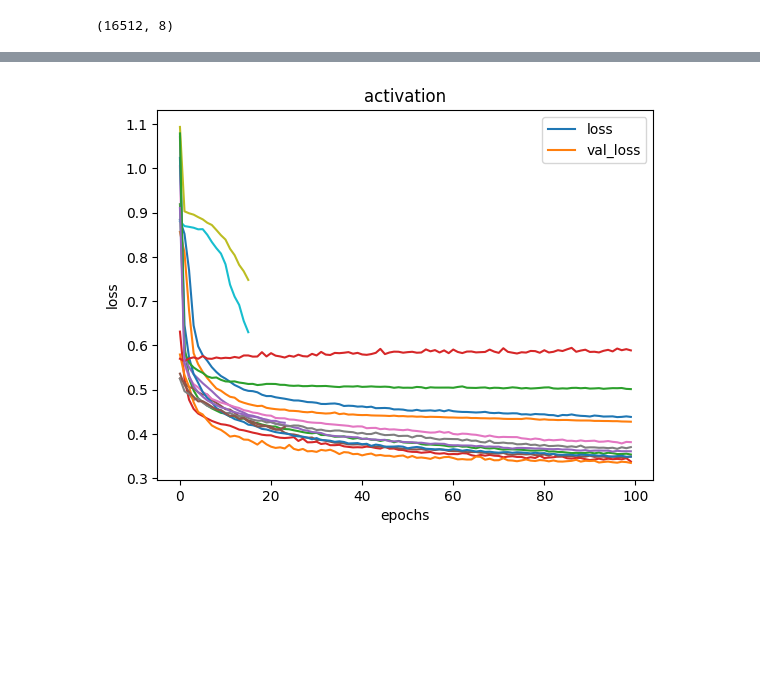
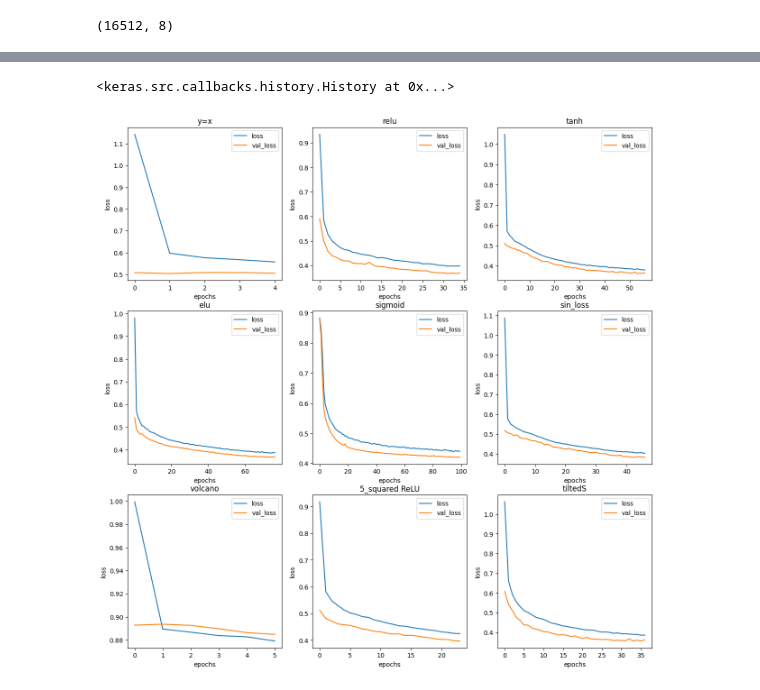
Before and after one commit to ak45aaa/Inje_HighSchool_academic_festival, a Jupyter notebook: DNN_custom_activation.ipynb, the cells around one changed output, grey strips where cells are left out. Cells and saved outputs as stored; diff of their text form; code cells hidden in the pictures; blank space fills up the shorter version.

```diff
--- a/DNN_custom_activation.ipynb
+++ b/DNN_custom_activation.ipynb
@@ -147,0 +186,3 @@ dict_keys(['1'])
+# %%
+history_list.append(sin_loss)
+history_list
@@ -148,17 +212,19 @@ dict_keys(['1'])
 # %%
 from graph import paint_graph
-# %%
-import matplotlib.pyplot as plt
-
-fig, axs = plt.subplots(1, 1)
-
-i = 0
-for history in history_list:
-    name = list(history.keys())[0]
-    i += 1
-    if i == len(history_list):
-        paint_graph(history[name], title=name, ax=axs, show_graph=True)
-    else:
-        paint_graph(history[name], title=name, ax=axs)
-# %% [output]
-[figure, removed]
+# %%
+list(history_list[1].values())[0]
+# %% [output]
+<keras.src.callbacks.history.History at 0x...>
+# %%
+fig, axs = plt.subplots(3, 3, figsize=(15, 15))
+
+temp = 0
+for i in range(3):
+    for j in range(3):
+        if temp == 8:
+            paint_graph(list(history_list[temp].values())[0], title=list(history_list[temp].keys())[0], ax=axs[i, j], show_graph=True)
+        else:
+            paint_graph(list(history_list[temp].values())[0], title=list(history_list[temp].keys())[0], ax=axs[i, j])
+            temp += 1
+# %% [output]
+[figure, added]
```
Also changed, not shown: parts of 8 cells of this notebook, 3 other files.
